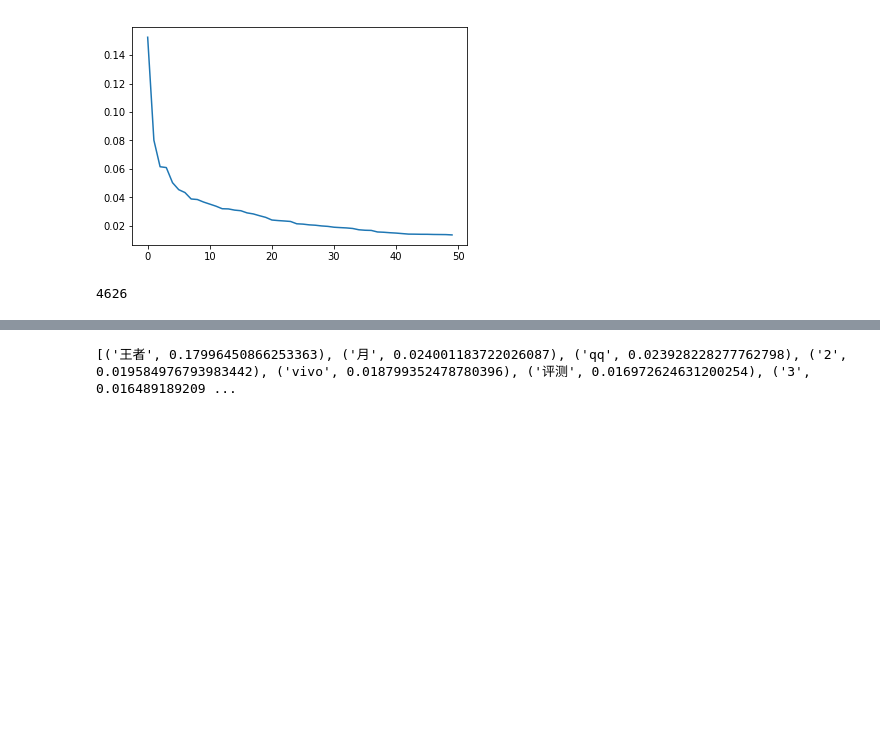
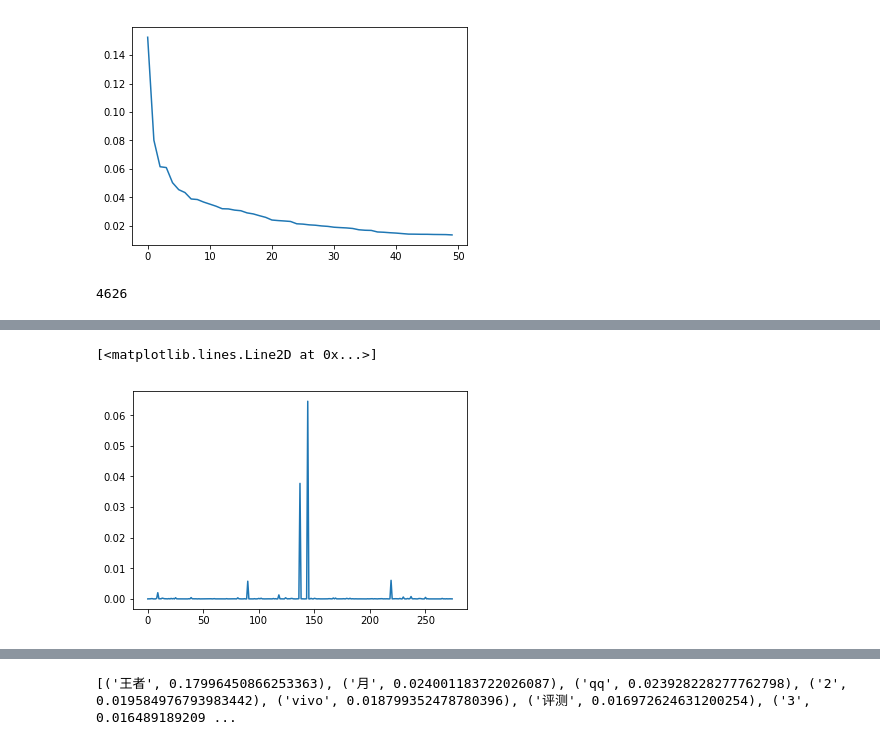
Before and after one commit to voidliududu/compKey, a Jupyter notebook: dataprocess.ipynb, the cells around one changed output, grey strips where cells are left out. Cells and saved outputs as stored; diff of their text form; code cells hidden in the pictures; blank space fills up the shorter version.

```diff
--- a/dataprocess.ipynb
+++ b/dataprocess.ipynb
@@ -520,0 +536,6 @@ print(len(rtest))
+# %%
+xx = range(len(rd2))
+pyplot.plot(xx,rd2)
+# %% [output]
+[<matplotlib.lines.Line2D at 0x...>]
+[figure, added]
```
Also changed, not shown: parts of 32 cells of this notebook.
